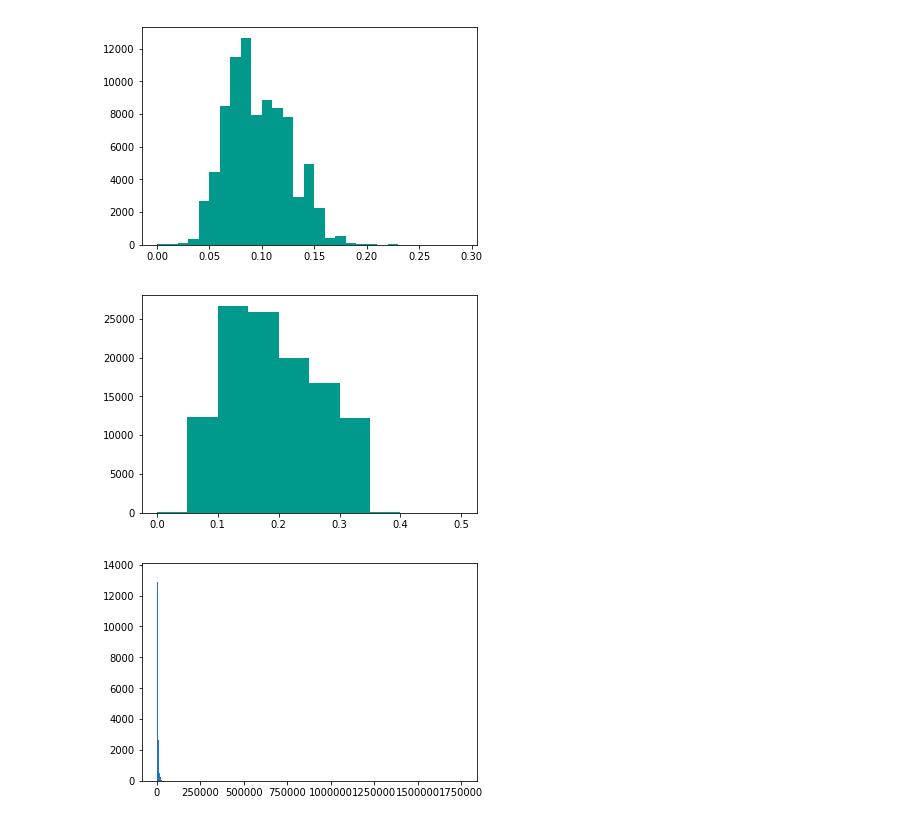
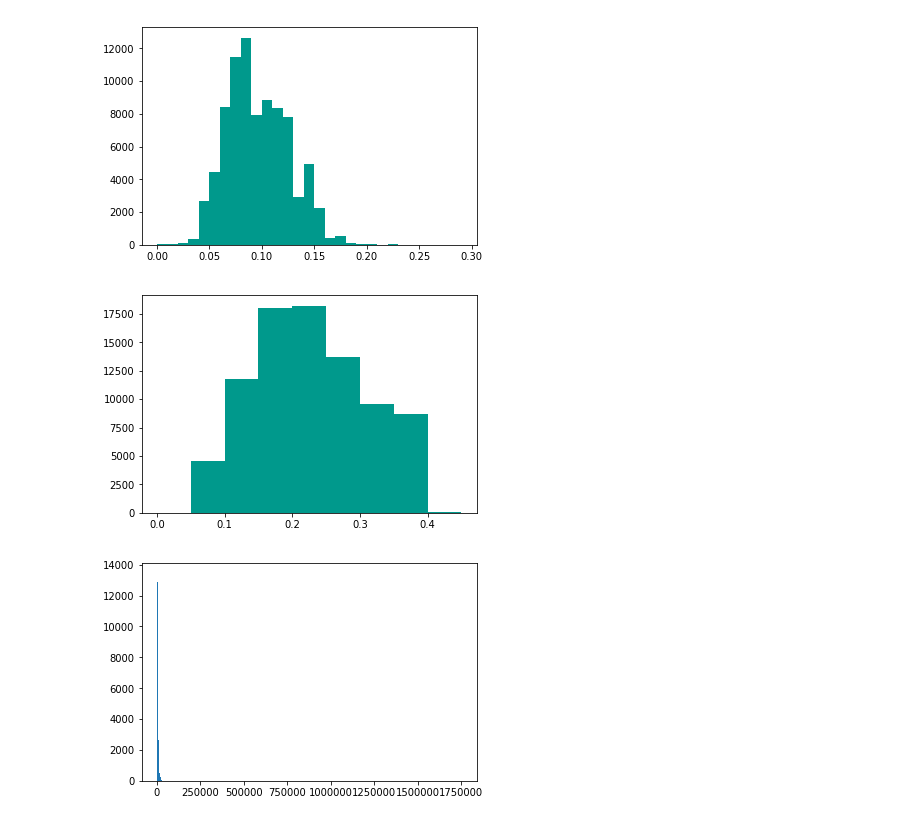
Before and after one commit to jovanmedfordDataAnalyst/loan-data-from-prosper, a Jupyter notebook: loan-analysis.ipynb, the cells around one changed output. Cells and saved outputs as stored; diff of their text form; code cells hidden in the pictures.

Commit message:
chore: Swap BorrowerRate for BorrowerAPR

```diff
--- a/loan-analysis.ipynb
+++ b/loan-analysis.ipynb
@@ -44,7 +44,7 @@ df.head()
 | 4 | 0F023589499656230C5E3E2 | 909464 | 2013-09-14 18:38:39.097000000 | NaN | 36 | Current | NaN | ... |
 5 rows × 81 columns
 # %%
-keys = ["ListingKey","ListingCreationDate","LoanOriginationDate","DateCreditPulled","ProsperRating (Alpha)","Term","ListingCategory (numeric)","LoanOriginalAmount","BorrowerRate","EstimatedReturn","LoanStatus","StatedMonthlyIncome","IsBorrowerHomeowner","ProsperPrincipalBorrowed","ProsperPrincipalOutstanding"]
+keys = ["ListingKey","ListingCreationDate","LoanOriginationDate","DateCreditPulled","ProsperRating (Alpha)","Term","ListingCategory (numeric)","LoanOriginalAmount","BorrowerAPR","EstimatedReturn","LoanStatus","StatedMonthlyIncome","IsBorrowerHomeowner","ProsperPrincipalBorrowed","ProsperPrincipalOutstanding"]
 # %%
 df[keys].head()
 # %% [output]
@@ -220,10 +220,10 @@ plt.hist(loans["EstimatedReturn"].dropna(), bins = bin_edges, color = '#00998c')
 # %% [output]
 [figure]
 # %%
-bin_edges=np.arange(0,max(loans["BorrowerRate"])+0.05,0.05)
-plt.hist(loans["BorrowerRate"], bins=bin_edges, color = '#00998c');
+bin_edges=np.arange(0,max(post_july["BorrowerAPR"])+0.05,0.05)
+plt.hist(post_july["BorrowerAPR"], bins=bin_edges, color = '#00998c');
 # %% [output]
-[figure, old version]
+[figure, new version]
 # %%
 bin_edges=np.arange(0,max(post_july["StatedMonthlyIncome"]),1000)
 plt.hist(post_july[post_july["StatedMonthlyIncome"]!=0]["StatedMonthlyIncome"], bins=bin_edges);
```
Also changed, not shown: parts of 9 cells of this notebook.
